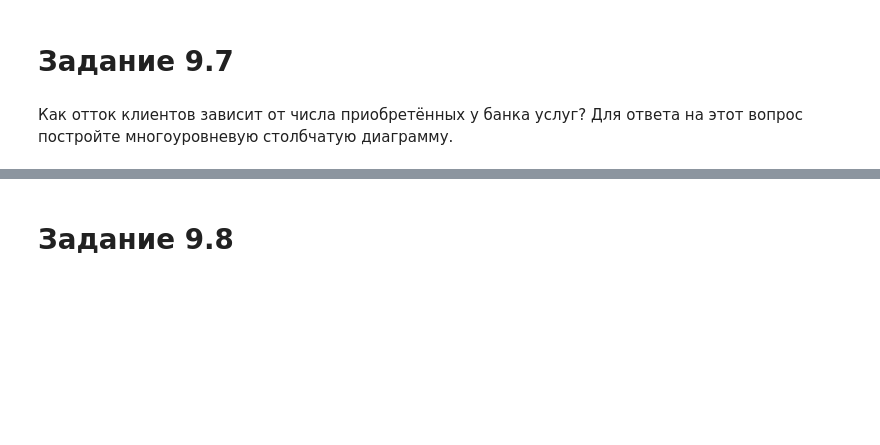
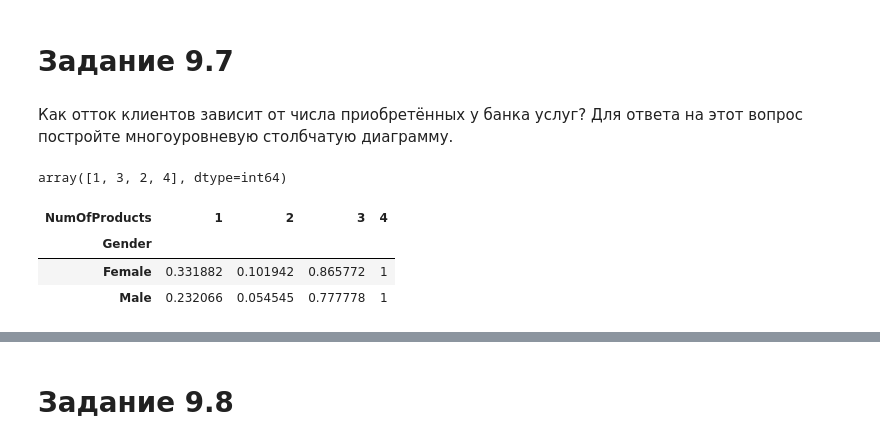
Before and after one commit to CheshirSml/sf_data_science, a Jupyter notebook: EDUCATION/PY_13/PY_13_examination.ipynb, the cells around one changed output, grey strips where cells are left out. Cells and saved outputs as stored; diff of their text form; code cells hidden in the pictures; blank space fills up the shorter version.

```diff
--- a/EDUCATION/PY_13/PY_13_examination.ipynb
+++ b/EDUCATION/PY_13/PY_13_examination.ipynb
@@ -316,3 +343,19 @@ churn_data_Age_df.groupby('Exited')['Age_group'].agg('describe')
 # Задание 9.7
 # %% [markdown]
 Как отток клиентов зависит от числа приобретённых у банка услуг? Для ответа на этот вопрос постройте многоуровневую столбчатую диаграмму.
+# %%
+churn_data_df['NumOfProducts'].unique()
+# %% [output]
+array([1, 3, 2, 4], dtype=int64)
+# %%
+churn_data_df.pivot_table(
+    values='Exited',
+    index='Gender',
+    columns='NumOfProducts',
+    fill_value=0
+)
+# %% [output]
+| NumOfProducts | 1 | 2 | 3 | 4 |
+| Gender |  |  |  |  |
+| Female | 0.331882 | 0.101942 | 0.865772 | 1 |
+| Male | 0.232066 | 0.054545 | 0.777778 | 1 |
```
Also changed, not shown: parts of 5 cells of this notebook, 27 other files.
